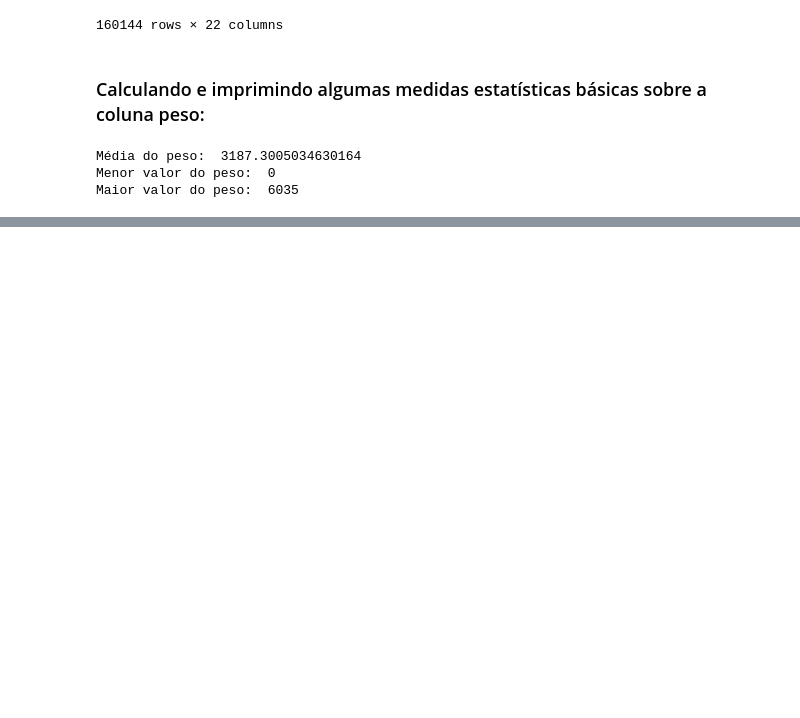
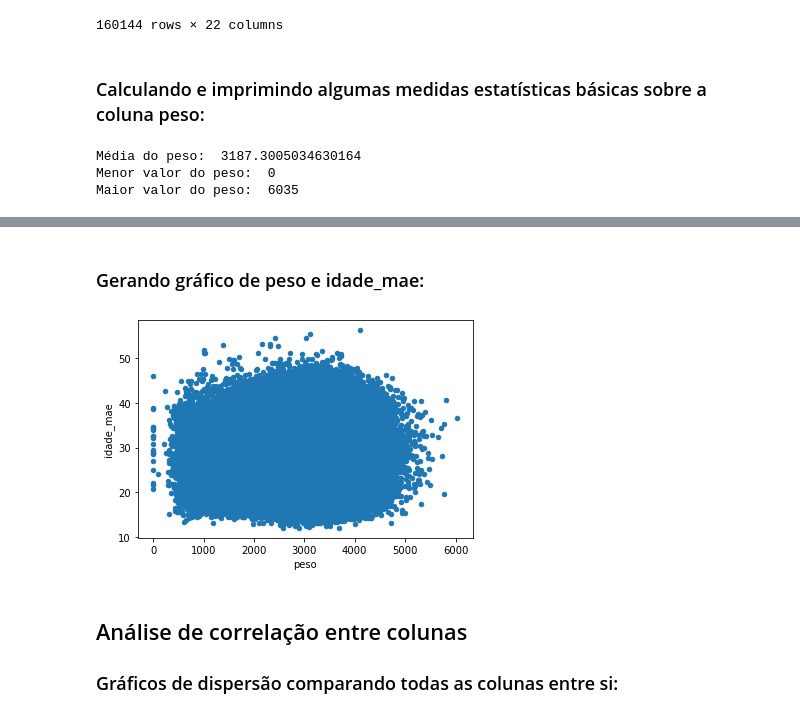
Before and after one commit to Matheuspompeo/Conjuntos-de-dados-do-Sistema-de-Informa-es-de-Nascidos-Vivos-SINASC-, a Jupyter notebook: sinasc_nascimentos.ipynb, the cells around one changed output, grey strips where cells are left out. Cells and saved outputs as stored; diff of their text form; code cells hidden in the pictures; blank space fills up the shorter version.

```diff
--- a/sinasc_nascimentos.ipynb
+++ b/sinasc_nascimentos.ipynb
@@ -234,0 +452,10 @@ plt.show()
+# %% [markdown]
+### Gerando gráfico de peso e idade_mae:
+# %%
+df.plot(x='peso', y='idade_mae', kind='scatter')
+plt.show()
+# %% [output]
+[figure, added]
+# %% [markdown]
+## Análise de correlação entre colunas
+### Gráficos de dispersão comparando todas as colunas entre si:
```
Also changed, not shown: parts of 76 cells of this notebook, 1 other file.
